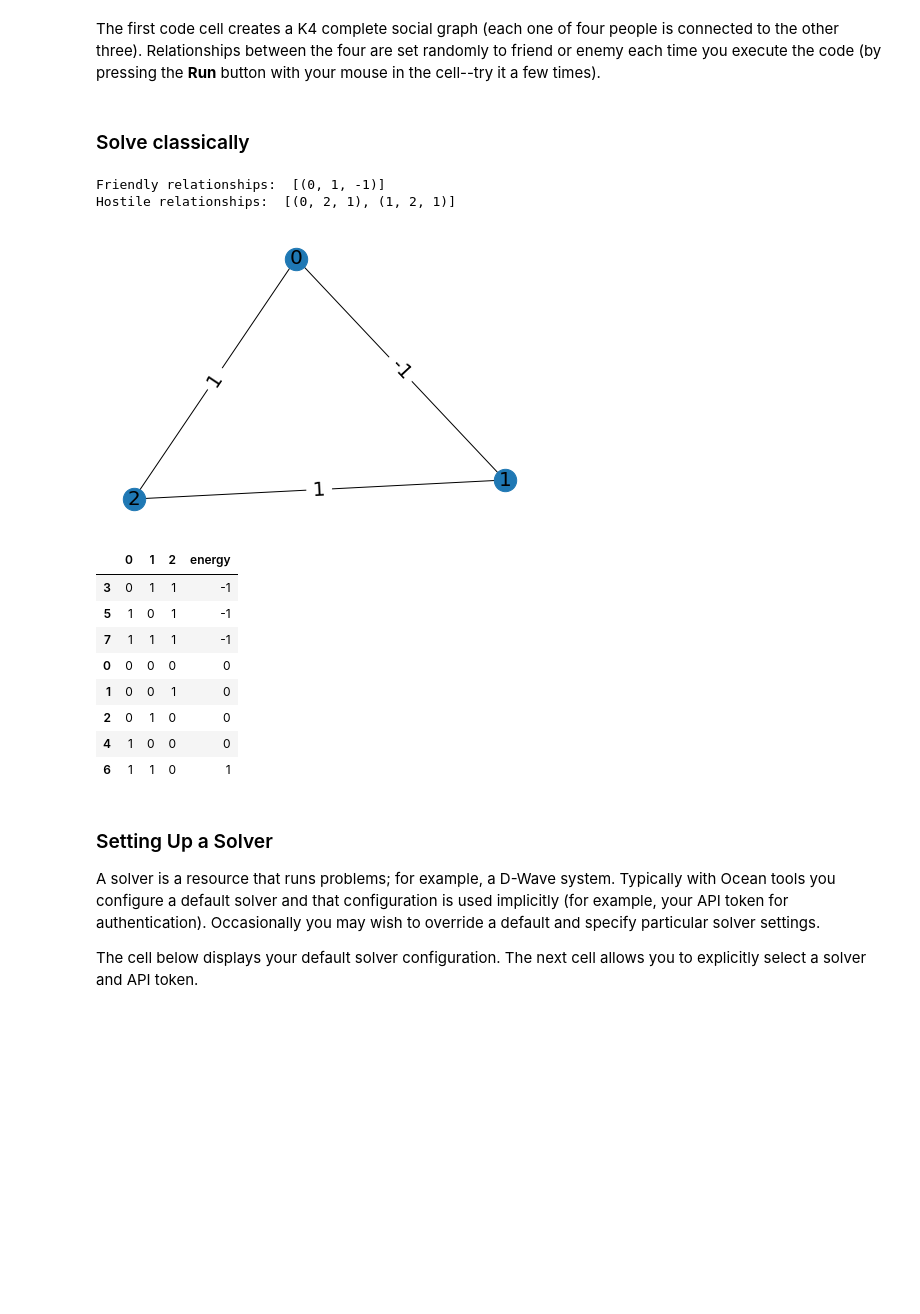
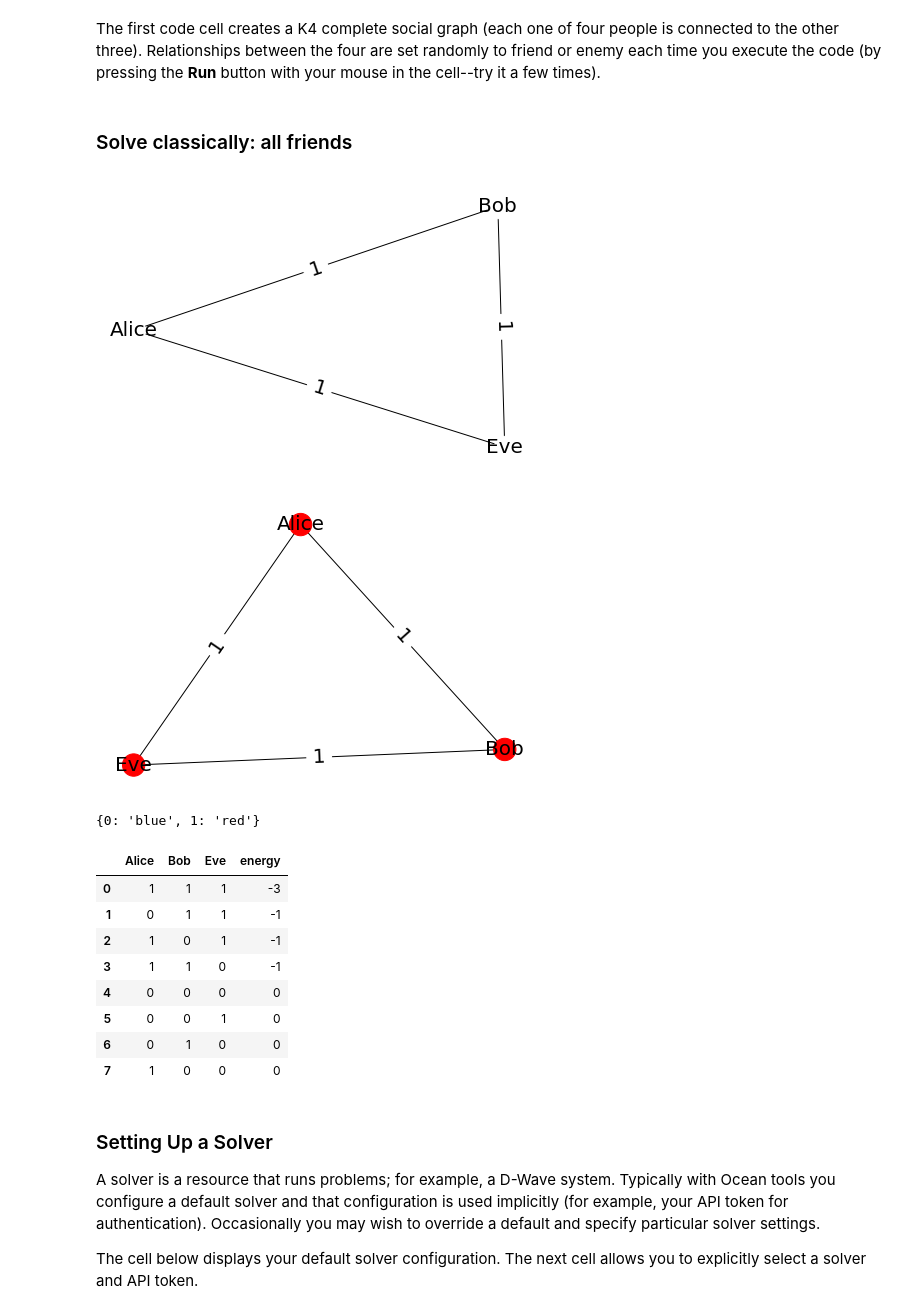
Before and after one commit to mledall/quantum_computing, a Jupyter notebook: Structural_imbalance_benchmarking.ipynb, the cells around one changed output. Cells and saved outputs as stored; diff of their text form; code cells hidden in the pictures; blank space fills up the shorter version.

```diff
--- a/Structural_imbalance_benchmarking.ipynb
+++ b/Structural_imbalance_benchmarking.ipynb
@@ -77,6 +77,6 @@ The code in this section demonstrates the use of Ocean software on a small socia
 # %% [markdown]
 The first code cell creates a K4 complete social graph (each one of four people is connected to the other three). Relationships between the four are set randomly to friend or enemy each time you execute the code (by pressing the **Run** button with your mouse in the cell--try it a few times).
 # %% [markdown]
-###  Solve classically
+###  Solve classically: all friends
 # %%
 def get_config_energy(config, G):
@@ -112,44 +114,55 @@ def get_energy_table(G):
 # %%
 # Use NetworkX graphic package and Python's random library to create a randomly signed network
 
 # Create a K4 complete graph (default node labels are indexical from 0)
 G = nx.complete_graph(3)
 # Randomly assign +1 or -1 relationship signs to all edges. Rename node 0 to Alice, 1 to Bob, etc
-G.add_edges_from([(u, v, {'sign': 2*random.randint(0, 1)-1}) for u, v in G.edges])
-# nx.relabel_nodes(G, {0: 'Alice', 1: 'Bob', 2: 'Eve', 3: 'Wally'}, copy=False)
-
-# Print the relationships assigned by the current code execution
-print('Friendly relationships: ', [(x, y, sign) for (x, y, sign) in G.edges(data='sign') if (sign == -1)])
-print('Hostile relationships: ', [(x, y, sign) for (x, y, sign) in G.edges(data='sign') if (sign == 1)])
+G.add_edges_from([(u, v, {'sign': 1}) for u, v in G.edges])
+nx.relabel_nodes(G, {0: 'Alice', 1: 'Bob', 2: 'Eve'}, copy=False)
 
 pos = nx.spring_layout(G)
 
 nx.draw(G, pos)#, with_labels=True)
 nx.draw_networkx_labels(G,pos=pos, font_size=20)
 labels = nx.get_edge_attributes(G,'sign')
 
 nx.draw_networkx_edge_labels(G,pos,edge_labels=labels, font_size=20)
-nx.draw_networkx_nodes(G,pos,node_size=500)
+nx.draw_networkx_nodes(G,pos,node_size=500, node_color='white')
 
 plt.show()
 
 df_classical_energy = get_energy_table(G)
+config = df_classical_energy.sort_values(by='energy').iloc[0].values[:3]
+
+color_dict = {0:'blue', 1:'red'}
+color_map = [color_dict[color] for color in config]
+
+pos = nx.spring_layout(G)
+
+nx.draw(G, pos)#, with_labels=True)
+nx.draw_networkx_labels(G,pos=pos, font_size=20)
+labels = nx.get_edge_attributes(G,'sign')
+
+nx.draw_networkx_edge_labels(G,pos,edge_labels=labels, font_size=20)
+nx.draw_networkx_nodes(G,pos,node_size=500, node_color=color_map)
+
+plt.show()
+
+print(color_dict)
+df_classical_energy.sort_values(by='energy').reset_index(drop=True)
 # %% [output]
+[figure, new version]
+[figure, added]
-Friendly relationships:  [(0, 1, -1)]
-Hostile relationships:  [(0, 2, 1), (1, 2, 1)]
+{0: 'blue', 1: 'red'}
-[figure, old version]
+|  | Alice | Bob | Eve | energy |
+| 0 | 1 | 1 | 1 | -3 |
+| 1 | 0 | 1 | 1 | -1 |
+| 2 | 1 | 0 | 1 | -1 |
+| 3 | 1 | 1 | 0 | -1 |
+| 4 | 0 | 0 | 0 | 0 |
+| 5 | 0 | 0 | 1 | 0 |
+| 6 | 0 | 1 | 0 | 0 |
+| 7 | 1 | 0 | 0 | 0 |
-# %%
-df_classical_energy.sort_values(by='energy')
-# %% [output]
-|  | 0 | 1 | 2 | energy |
-| 3 | 0 | 1 | 1 | -1 |
-| 5 | 1 | 0 | 1 | -1 |
-| 7 | 1 | 1 | 1 | -1 |
-| 0 | 0 | 0 | 0 | 0 |
-| 1 | 0 | 0 | 1 | 0 |
-| 2 | 0 | 1 | 0 | 0 |
-| 4 | 1 | 0 | 0 | 0 |
-| 6 | 1 | 1 | 0 | 1 |
 # %% [markdown]
 ### Setting Up a Solver
 A solver is a resource that runs problems; for example, a D-Wave system. Typically with Ocean tools you configure a default solver and that configuration is used implicitly (for example, your API token for authentication). Occasionally you may wish to override a default and specify particular solver settings.
```
Also changed, not shown: parts of 12 cells of this notebook.
